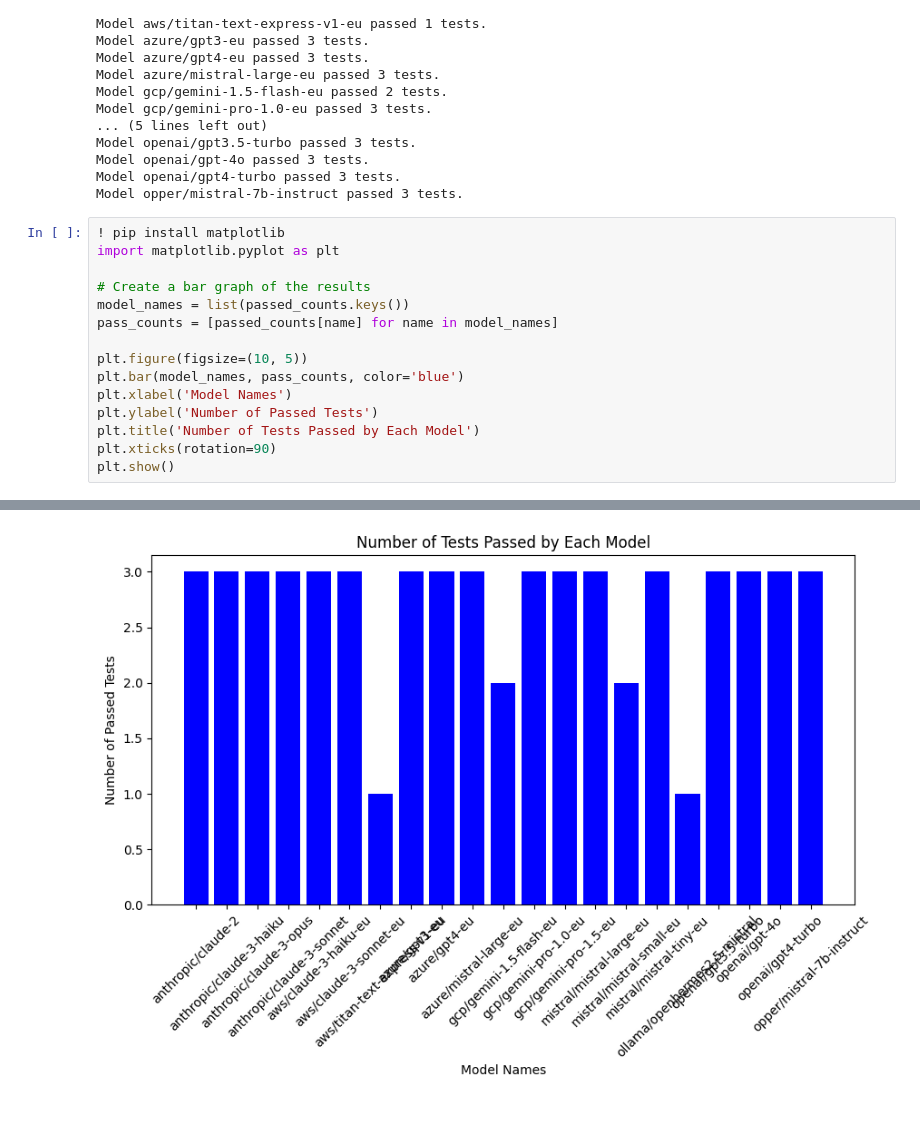
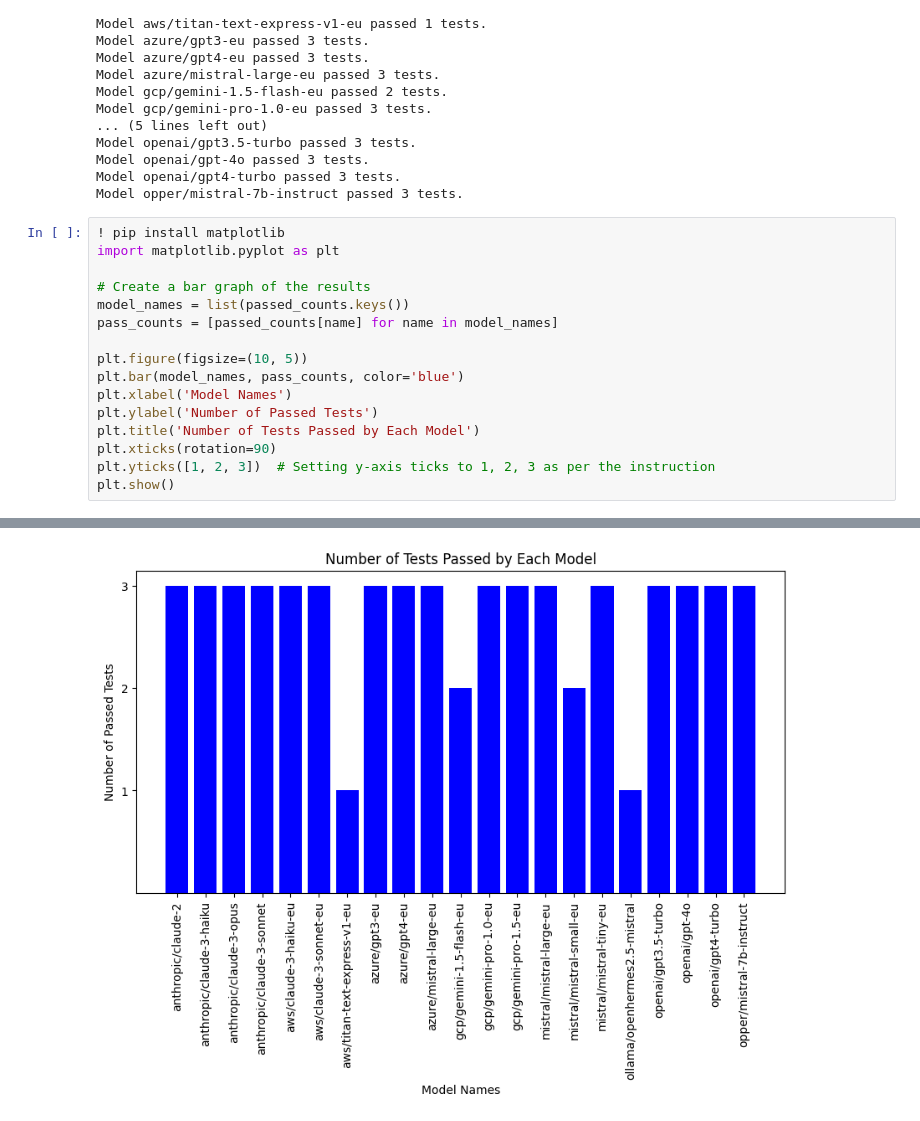
Before and after one commit to opper-ai/opper-cookbook, a Jupyter notebook: examples/few-shot/few-shot.ipynb, the cells around one changed output, grey strips where cells are left out. Cells and saved outputs as stored; diff of their text form.

Commit message:
Update graph

```diff
--- a/examples/few-shot/few-shot.ipynb
+++ b/examples/few-shot/few-shot.ipynb
@@ -297,5 +297,6 @@ plt.xlabel('Model Names')
 plt.ylabel('Number of Passed Tests')
 plt.title('Number of Tests Passed by Each Model')
 plt.xticks(rotation=90)
+plt.yticks([1, 2, 3])  # Setting y-axis ticks to 1, 2, 3 as per the instruction
 plt.show()
 # %% [output]
@@ -319 +314 @@ Successfully installed contourpy-1.2.1 cycler-0.12.1 fonttools-4.53.0 kiwisolver
-[figure, old version]
+[figure, new version]
```
Also changed, not shown: parts of 1 cell of this notebook.
